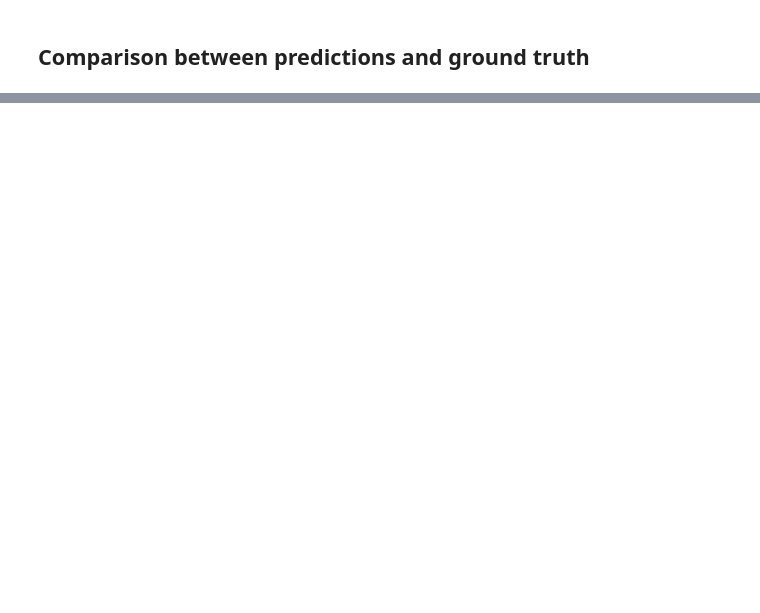
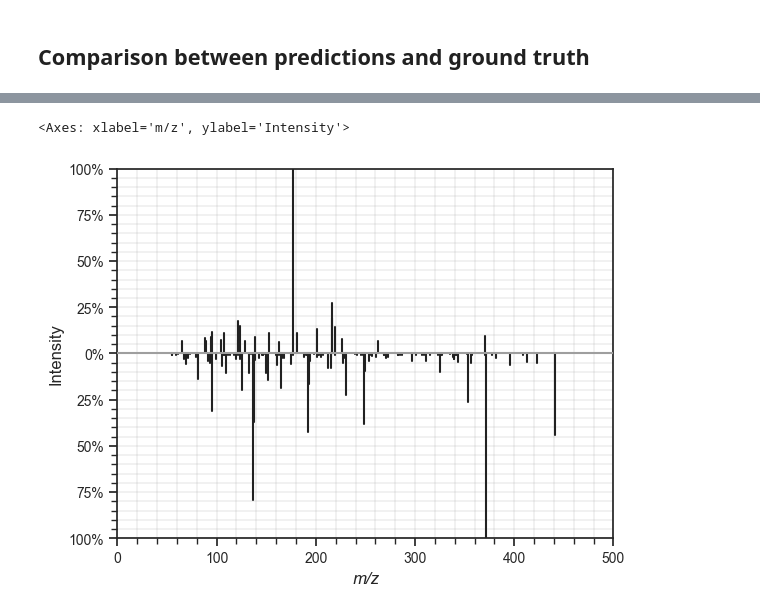
Before and after one commit to bittremieuxlab/simba, a Jupyter notebook: notebooks/final_tutorials/run_inference.ipynb, the cells around one changed output, grey strips where cells are left out. Cells and saved outputs as stored; diff of their text form; code cells hidden in the pictures; blank space fills up the shorter version.

```diff
--- a/notebooks/final_tutorials/run_inference.ipynb
+++ b/notebooks/final_tutorials/run_inference.ipynb
@@ -116,0 +185,5 @@ Accuracy: 0.6144444444444445
+# %%
+sup.mirror(spectra_0, spectra_1)
+# %% [output]
+<Axes: xlabel='m/z', ylabel='Intensity'>
+[figure, added]
```
Also changed, not shown: parts of 27 cells of this notebook.
